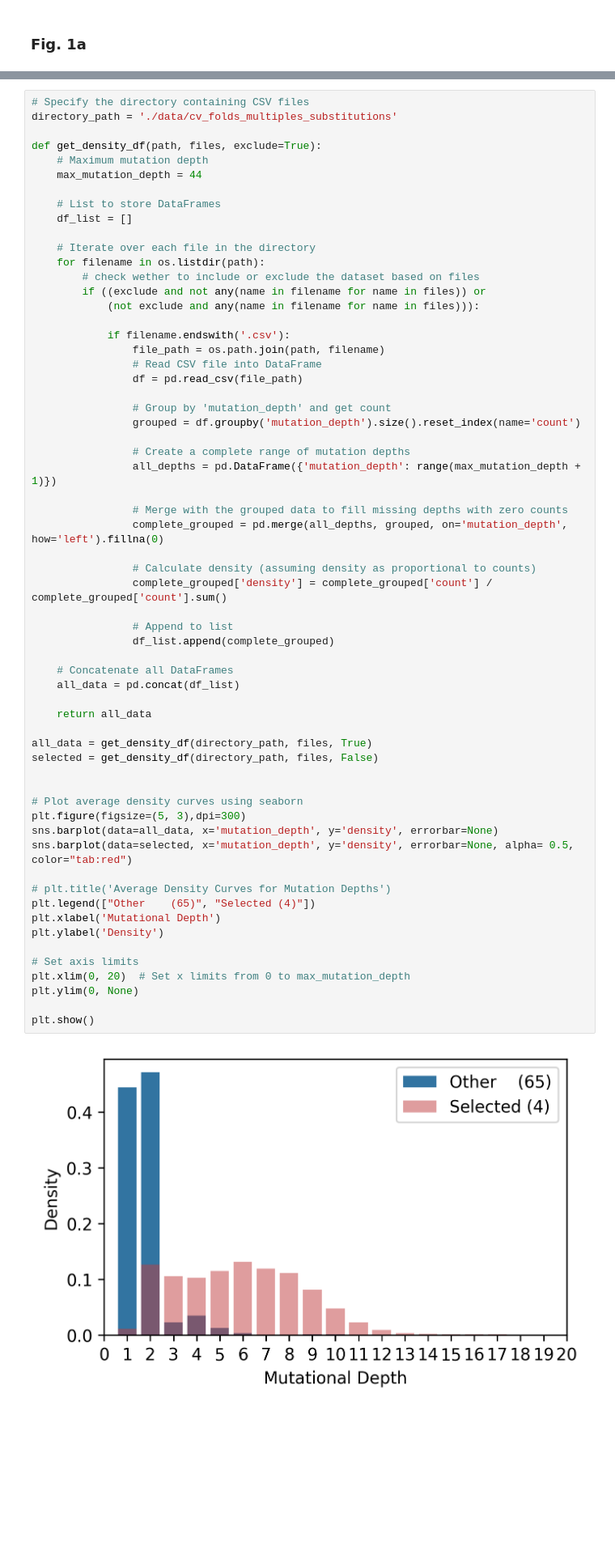
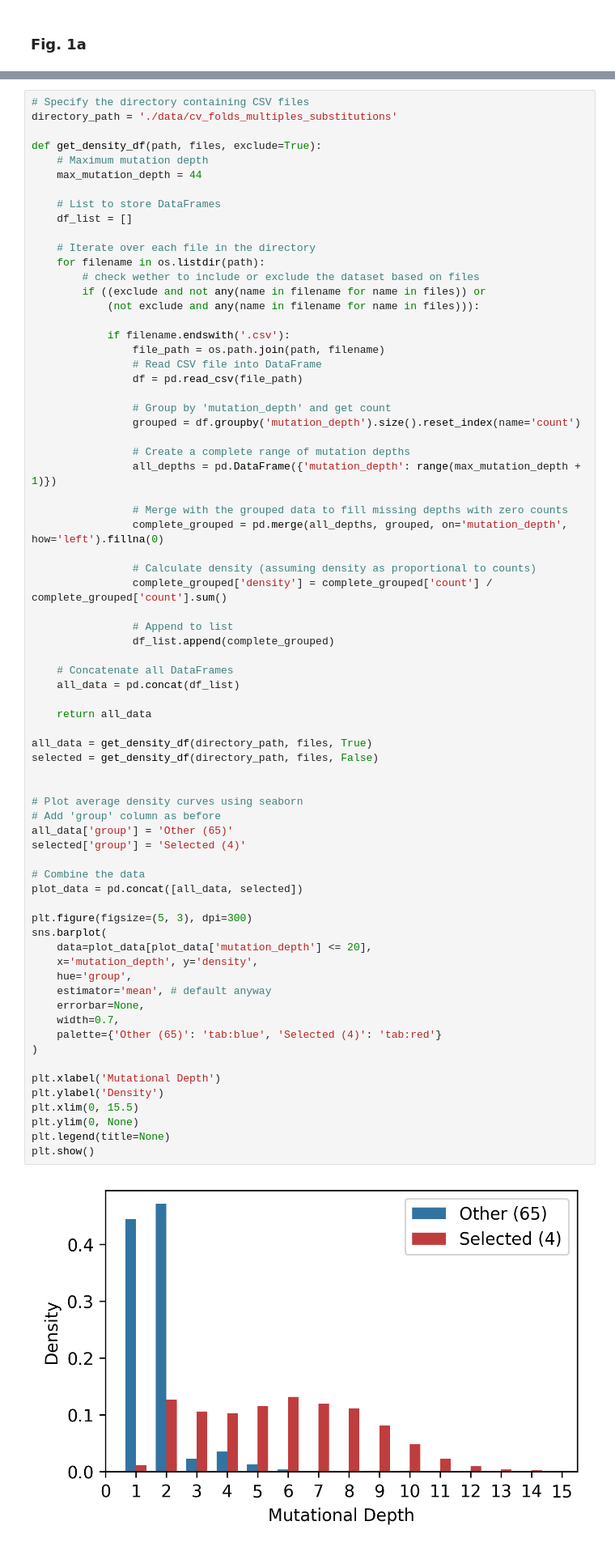
Before and after one commit to RSchmirler/DeePEn, a Jupyter notebook: notebooks/create_display_items_main.ipynb, the cells around one changed output, grey strips where cells are left out. Shown at 81% size. Drawn from its saved outputs; the diff is of its cells as text; blank space fills up the shorter version.

```diff
--- a/notebooks/create_display_items_main.ipynb
+++ b/notebooks/create_display_items_main.ipynb
@@ -121,43 +121,53 @@ def get_density_df(path, files, exclude=True):
                 grouped = df.groupby('mutation_depth').size().reset_index(name='count')
 
                 # Create a complete range of mutation depths
                 all_depths = pd.DataFrame({'mutation_depth': range(max_mutation_depth + 1)})
 
                 # Merge with the grouped data to fill missing depths with zero counts
                 complete_grouped = pd.merge(all_depths, grouped, on='mutation_depth', how='left').fillna(0)
 
                 # Calculate density (assuming density as proportional to counts)
                 complete_grouped['density'] = complete_grouped['count'] / complete_grouped['count'].sum()
 
                 # Append to list
                 df_list.append(complete_grouped)
 
     # Concatenate all DataFrames
     all_data = pd.concat(df_list)
 
     return all_data
 
 all_data = get_density_df(directory_path, files, True)
 selected = get_density_df(directory_path, files, False)
 
 
 # Plot average density curves using seaborn
-plt.figure(figsize=(5, 3),dpi=300)
-sns.barplot(data=all_data, x='mutation_depth', y='density', errorbar=None)
-sns.barplot(data=selected, x='mutation_depth', y='density', errorbar=None, alpha= 0.5, color="tab:red")
+# Add 'group' column as before
+all_data['group'] = 'Other (65)'
+selected['group'] = 'Selected (4)'
 
-# plt.title('Average Density Curves for Mutation Depths')
-plt.legend(["Other    (65)", "Selected (4)"])
+# Combine the data
+plot_data = pd.concat([all_data, selected])
+
+plt.figure(figsize=(5, 3), dpi=300)
+sns.barplot(
+    data=plot_data[plot_data['mutation_depth'] <= 20],
+    x='mutation_depth', y='density',
+    hue='group',
+    estimator='mean', # default anyway
+    errorbar=None,
+    width=0.7,
+    palette={'Other (65)': 'tab:blue', 'Selected (4)': 'tab:red'}
+)
+
 plt.xlabel('Mutational Depth')
 plt.ylabel('Density')
-
-# Set axis limits
-plt.xlim(0, 20)  # Set x limits from 0 to max_mutation_depth
+plt.xlim(0, 15.5)
 plt.ylim(0, None)
-
+plt.legend(title=None)
 plt.show()
 # %% [output]
-[figure, old version]
+[figure, new version]
 # %% [markdown]
 ### Fig. 1b
 # %%
```
Also changed, not shown: parts of 23 cells of this notebook, 8 other files.
